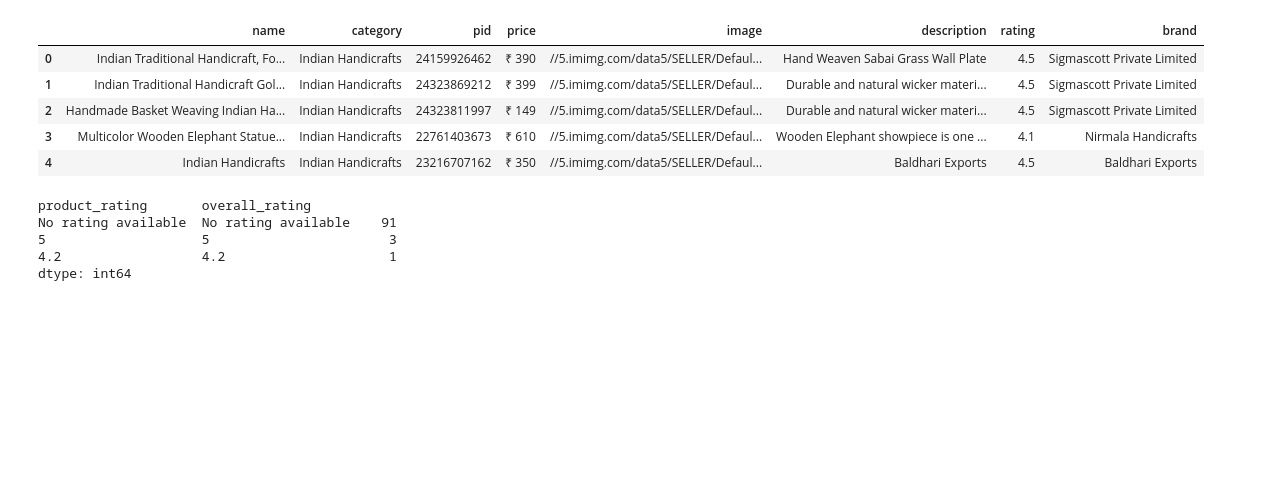
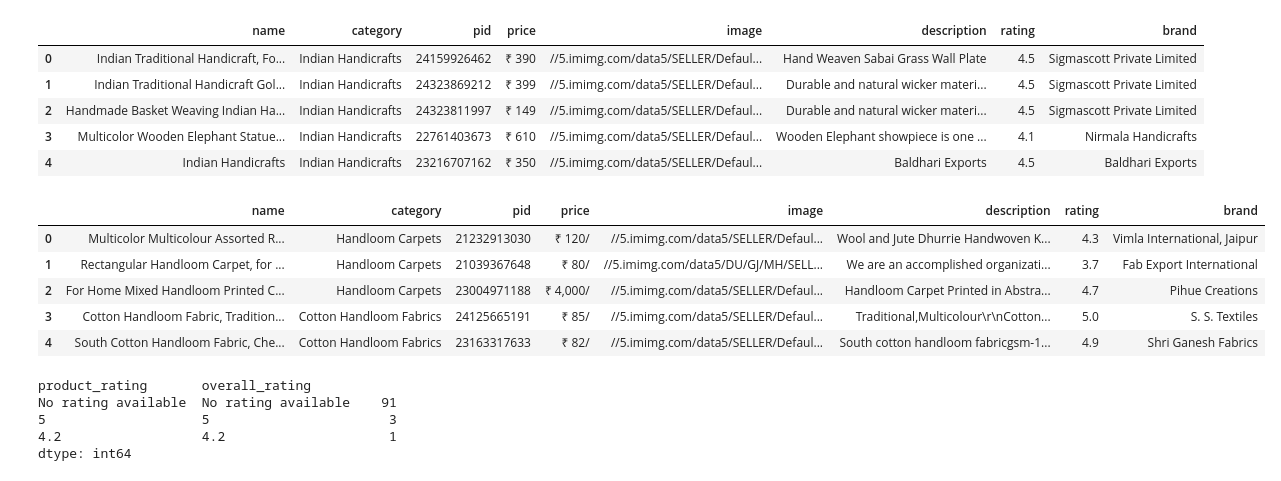
Before and after one commit to fomomomo/CF-Recommender, a Jupyter notebook: Data-Cleaning.ipynb, the cells around one changed output. Saved outputs shown, nothing was run; the diff lists cells and outputs as text; code cells hidden in the pictures; blank space fills up the shorter version.

```diff
--- a/Data-Cleaning.ipynb
+++ b/Data-Cleaning.ipynb
@@ -158,6 +158,17 @@ indiamart.head()
 | 2 | Handmade Basket Weaving Indian Ha... | Indian Handicrafts | 24323811997 | ₹ 149 | //5.imimg.com/data5/SELLER/Defaul... | Durable and natural wicker materi... | 4.5 | Sigmascott Private Limited |
 | 3 | Multicolor Wooden Elephant Statue... | Indian Handicrafts | 22761403673 | ₹ 610 | //5.imimg.com/data5/SELLER/Defaul... | Wooden Elephant showpiece is one ... | 4.1 | Nirmala Handicrafts |
 | 4 | Indian Handicrafts | Indian Handicrafts | 23216707162 | ₹ 350 | //5.imimg.com/data5/SELLER/Defaul... | Baldhari Exports | 4.5 | Baldhari Exports |
+# %%
+indiamart2 = pd.read_csv('indiamart2.csv')
+# %%
+indiamart2.head()
+# %% [output]
+|  | name | category | pid | price | image | description | rating | brand |
+| 0 | Multicolor Multicolour Assorted R... | Handloom Carpets | 21232913030 | ₹ 120/ | //5.imimg.com/data5/SELLER/Defaul... | Wool and Jute Dhurrie Handwoven K... | 4.3 | Vimla International, Jaipur |
+| 1 | Rectangular Handloom Carpet, for ... | Handloom Carpets | 21039367648 | ₹ 80/ | //5.imimg.com/data5/DU/GJ/MH/SELL... | We are an accomplished organizati... | 3.7 | Fab Export International |
+| 2 | For Home Mixed Handloom Printed C... | Handloom Carpets | 23004971188 | ₹ 4,000/ | //5.imimg.com/data5/SELLER/Defaul... | Handloom Carpet Printed in Abstra... | 4.7 | Pihue Creations |
+| 3 | Cotton Handloom Fabric, Tradition... | Cotton Handloom Fabrics | 24125665191 | ₹ 85/ | //5.imimg.com/data5/SELLER/Defaul... | Traditional,Multicolour\r\nCotton... | 5.0 | S. S. Textiles |
+| 4 | South Cotton Handloom Fabric, Che... | Cotton Handloom Fabrics | 23163317633 | ₹ 82/ | //5.imimg.com/data5/SELLER/Defaul... | South cotton handloom fabricgsm-1... | 4.9 | Shri Ganesh Fabrics |
 # %%
 final_products[['product_rating', 'overall_rating']].value_counts()
 # %% [output]
```
Also changed, not shown: parts of 8 cells of this notebook, 3 other files.
